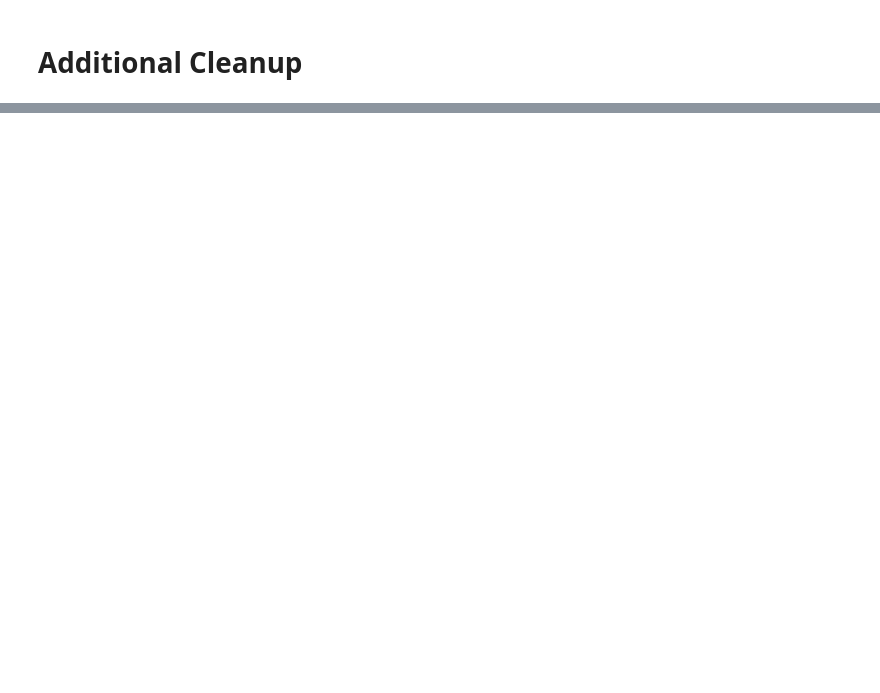
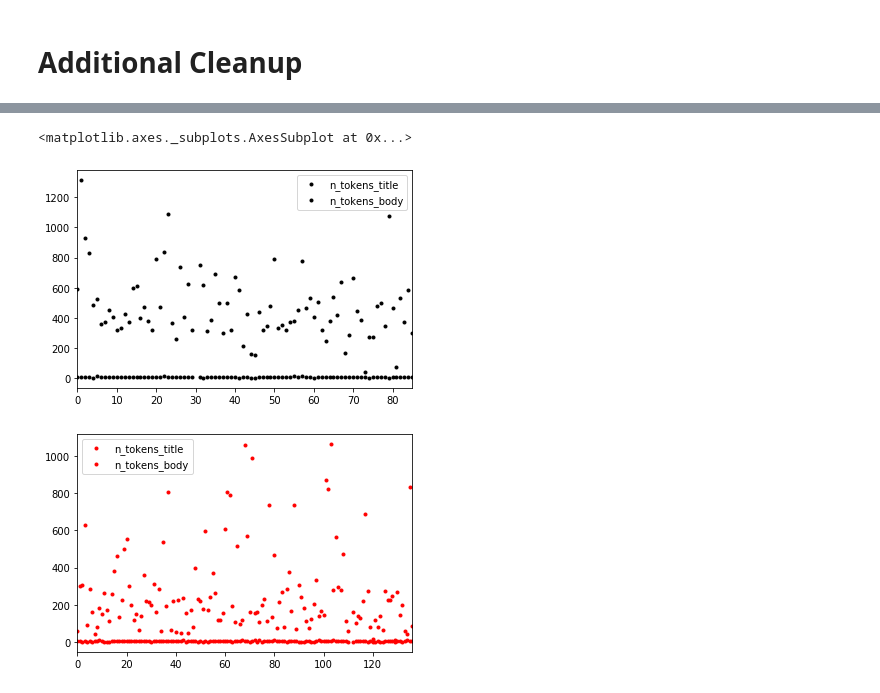
Before and after one commit to RobertGarciaM/DataFramePython, a Jupyter notebook: DataFrame.ipynb, the cells around one changed output, grey strips where cells are left out. Saved outputs shown, nothing was run; the diff lists cells and outputs as text; code cells hidden in the pictures; blank space fills up the shorter version.

```diff
--- a/DataFrame.ipynb
+++ b/DataFrame.ipynb
@@ -279,0 +396,3 @@ Length: 199, dtype: object
+# %%
+clean_eluniversal = pd.read_csv('clean_eluniversal.csv')
+clean_elpais = pd.read_csv('clean_elpais_2019_09_25_articles.csv')
@@ -279,0 +425,7 @@ Length: 199, dtype: object
+# %%
+clean_elpais[clean_elpais['n_tokens_body'] != 16320].plot(style='k.')
+clean_eluniversal[clean_eluniversal['n_tokens_body'] < 2105].plot(style='r.')
+# %% [output]
+<matplotlib.axes._subplots.AxesSubplot at 0x...>
+[figure, added]
+[figure, added]
```
Also changed, not shown: parts of 21 cells of this notebook, 4 other files.
